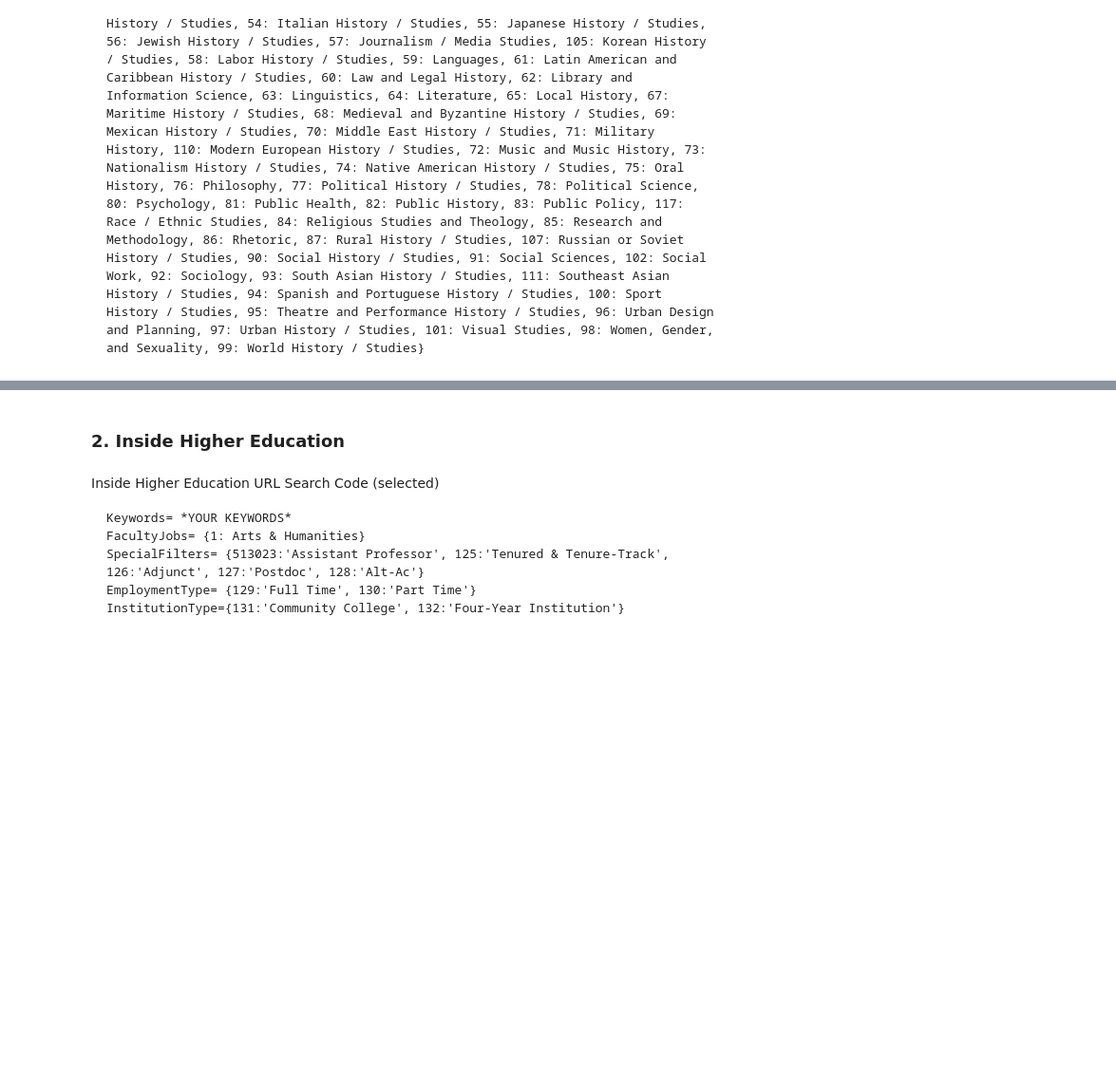
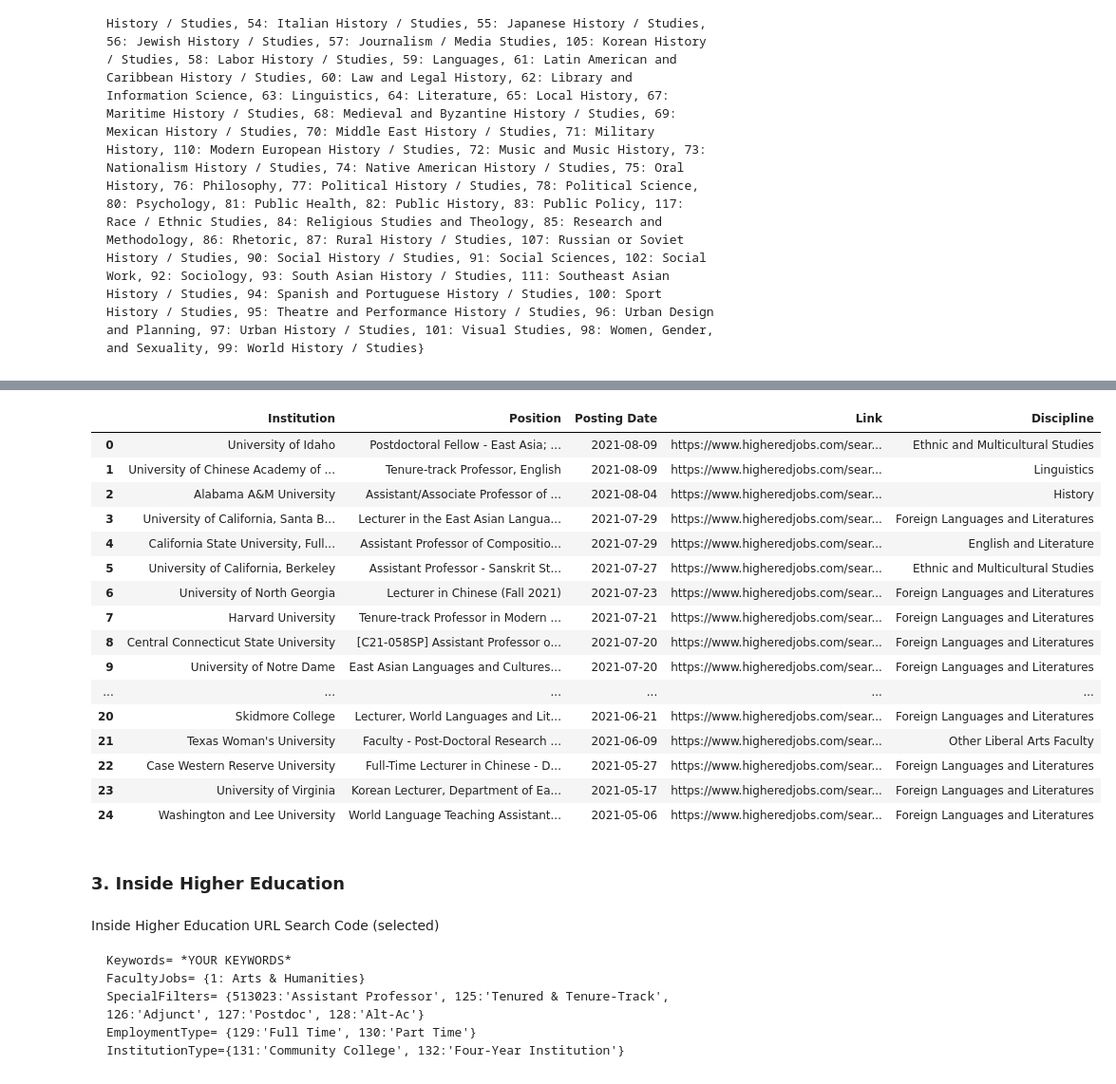
Before and after one commit to XiWang-wx/academic_jobs, a Jupyter notebook: academic_job_search.ipynb, the cells around one changed output, grey strips where cells are left out. Shown at 95% size. Saved outputs shown, nothing was run; the diff lists cells and outputs as text; code cells hidden in the pictures; blank space fills up the shorter version.

```diff
--- a/academic_job_search.ipynb
+++ b/academic_job_search.ipynb
@@ -78,0 +130,54 @@ df_hnet.head()
+# %%
+# server checks headers & change configuration to bypass the blockage
+# CHANGE KEY WORDS MANUALLY IN 'Keyword=chinese+or+asian'
+def get_page_source(n):
+    url = 'https://www.higheredjobs.com/search/advanced_action.cfm?Keyword=chinese+or+asian&JobCat=152&JobCat=131&JobCat=82&JobCat=76&JobCat=157&JobCat=204&JobCat=97&PosType=1&InstType=1&Remote=1&Region=&Submit=Search+Jobs'
+    headers = {'User-Agent': 'Mozilla/5.0 (Macintosh; Intel Mac OS X 10_10_1) AppleWebKit/537.36 (KHTML, like Gecko) Chrome/39.0.2171.95 Safari/537.36'}
+    response = requests.get(url, headers=headers)
+    return response.text
+
+n = 1006233
+text = get_page_source(n)
+ied_soup = BeautifulSoup(text, "html.parser")
+# %%
+institution = []
+position = []
+link = []
+discipline = []
+deadline = []
+post_date = []
+
+#CHANGE THE SEARCH LIMIT IN "limit=" IF NECCESSARY
+for div in ied_soup.find_all(name='div', attrs={'class':'row record'}):
+  institution.append(div.find_next('br').next_element.strip())
+  position.append(div.find_next('a').text.strip())
+  link.append('https://www.higheredjobs.com/search/' + div.find_next('a')['href'])
+  discipline.append(div.find_next(name='div', attrs={'class':'col-sm-5 text-sm-right'}).next_element.strip())
+
+  date_1 = div.find_next(name='div', attrs={'class':'col-sm-5 text-sm-right'}).find_next('br').next_element.strip()
+  date_1 = date_1.replace('Posted ','').strip()
+  date_1 = datetime.strptime(date_1,'%m/%d/%y')
+  post_date.append(date_1)
+
+d = {'Institution':institution, 'Position': position, 'Posting Date':post_date, 'Link': link, 'Discipline': discipline}
+df_ied = pd.DataFrame(d)
+
+df_ied
+# %% [output]
+|  | Institution | Position | Posting Date | Link | Discipline |
+| 0 | University of Idaho | Postdoctoral Fellow - East Asia; ... | 2021-08-09 | https://www.higheredjobs.com/sear... | Ethnic and Multicultural Studies |
+| 1 | University of Chinese Academy of ... | Tenure-track Professor, English | 2021-08-09 | https://www.higheredjobs.com/sear... | Linguistics |
+| 2 | Alabama A&M University | Assistant/Associate Professor of ... | 2021-08-04 | https://www.higheredjobs.com/sear... | History |
+| 3 | University of California, Santa B... | Lecturer in the East Asian Langua... | 2021-07-29 | https://www.higheredjobs.com/sear... | Foreign Languages and Literatures |
+| 4 | California State University, Full... | Assistant Professor of Compositio... | 2021-07-29 | https://www.higheredjobs.com/sear... | English and Literature |
+| 5 | University of California, Berkeley | Assistant Professor - Sanskrit St... | 2021-07-27 | https://www.higheredjobs.com/sear... | Ethnic and Multicultural Studies |
+| 6 | University of North Georgia | Lecturer in Chinese (Fall 2021) | 2021-07-23 | https://www.higheredjobs.com/sear... | Foreign Languages and Literatures |
+| 7 | Harvard University | Tenure-track Professor in Modern ... | 2021-07-21 | https://www.higheredjobs.com/sear... | Foreign Languages and Literatures |
+| 8 | Central Connecticut State University | [C21-058SP] Assistant Professor o... | 2021-07-20 | https://www.higheredjobs.com/sear... | Foreign Languages and Literatures |
+| 9 | University of Notre Dame | East Asian Languages and Cultures... | 2021-07-20 | https://www.higheredjobs.com/sear... | Foreign Languages and Literatures |
+| ... | ... | ... | ... | ... | ... |
+| 20 | Skidmore College | Lecturer, World Languages and Lit... | 2021-06-21 | https://www.higheredjobs.com/sear... | Foreign Languages and Literatures |
+| 21 | Texas Woman's University | Faculty - Post-Doctoral Research ... | 2021-06-09 | https://www.higheredjobs.com/sear... | Other Liberal Arts Faculty |
+| 22 | Case Western Reserve University | Full-Time Lecturer in Chinese - D... | 2021-05-27 | https://www.higheredjobs.com/sear... | Foreign Languages and Literatures |
+| 23 | University of Virginia | Korean Lecturer, Department of Ea... | 2021-05-17 | https://www.higheredjobs.com/sear... | Foreign Languages and Literatures |
+| 24 | Washington and Lee University | World Language Teaching Assistant... | 2021-05-06 | https://www.higheredjobs.com/sear... | Foreign Languages and Literatures |
@@ -79,5 +189,5 @@ df_hnet.head()
 # %% [markdown]
-### 2. Inside Higher Education
+### 3. Inside Higher Education
 # %% [markdown]
 Inside Higher Education URL Search Code (selected)
 
```
Also changed, not shown: parts of 15 cells of this notebook.
